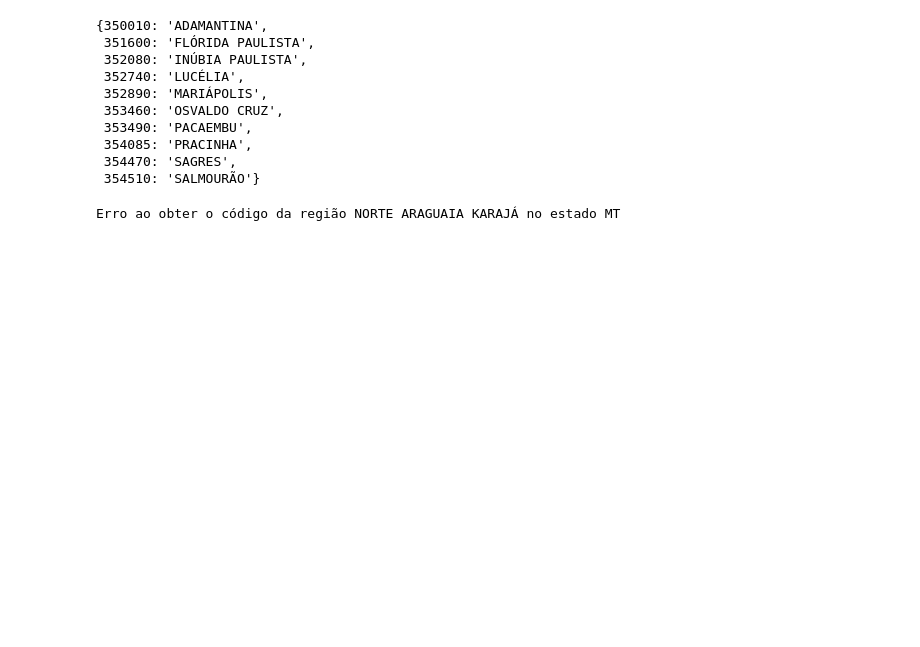
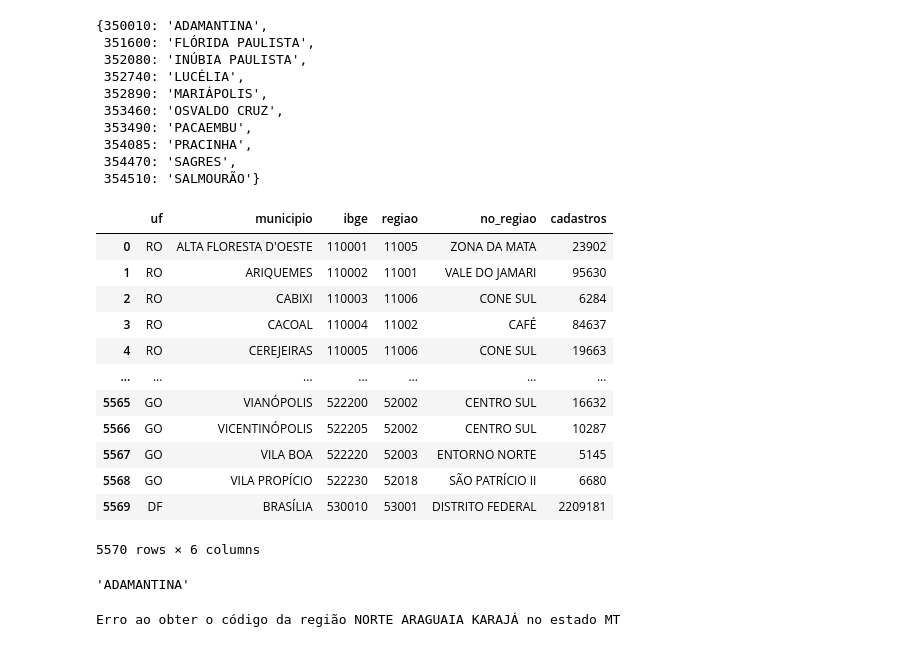
Before and after one commit to ecosustain/Info-APS, a Jupyter notebook: painel/teste.ipynb, the cells around one changed output. Cells and saved outputs as stored; diff of their text form; code cells hidden in the pictures; blank space fills up the shorter version.

```diff
--- a/painel/teste.ipynb
+++ b/painel/teste.ipynb
@@ -1061,6 +1061,26 @@ municipios_regiao
  354085: 'PRACINHA',
  354470: 'SAGRES',
  354510: 'SALMOURÃO'}
+# %%
+municipios
+# %% [output]
+|  | uf | municipio | ibge | regiao | no_regiao | cadastros |
+| 0 | RO | ALTA FLORESTA D'OESTE | 110001 | 11005 | ZONA DA MATA | 23902 |
+| 1 | RO | ARIQUEMES | 110002 | 11001 | VALE DO JAMARI | 95630 |
+| 2 | RO | CABIXI | 110003 | 11006 | CONE SUL | 6284 |
+| 3 | RO | CACOAL | 110004 | 11002 | CAFÉ | 84637 |
+| 4 | RO | CEREJEIRAS | 110005 | 11006 | CONE SUL | 19663 |
+| ... | ... | ... | ... | ... | ... | ... |
+| 5565 | GO | VIANÓPOLIS | 522200 | 52002 | CENTRO SUL | 16632 |
+| 5566 | GO | VICENTINÓPOLIS | 522205 | 52002 | CENTRO SUL | 10287 |
+| 5567 | GO | VILA BOA | 522220 | 52003 | ENTORNO NORTE | 5145 |
+| 5568 | GO | VILA PROPÍCIO | 522230 | 52018 | SÃO PATRÍCIO II | 6680 |
+| 5569 | DF | BRASÍLIA | 530010 | 53001 | DISTRITO FEDERAL | 2209181 |
+5570 rows × 6 columns
+# %%
+municipios[(municipios['uf'] == 'SP') & (municipios['municipio'] == 'ADAMANTINA')]['no_regiao'].values[0]
+# %% [output]
+'ADAMANTINA'
 # %%
 def get_code_regiao(estado, regiao):
     """Função para obter o código da região de um estado"""
```
Also changed, not shown: parts of 1 cell of this notebook, 1 other file.
